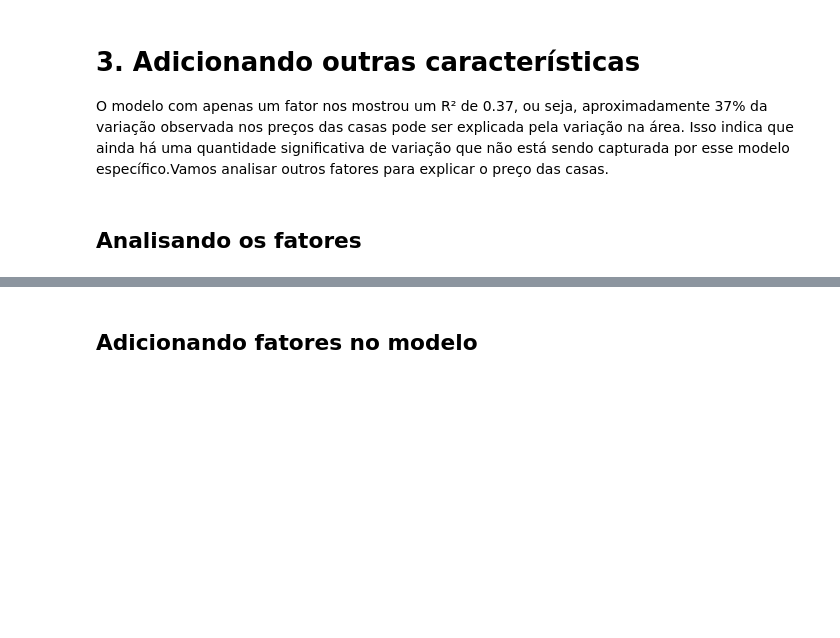
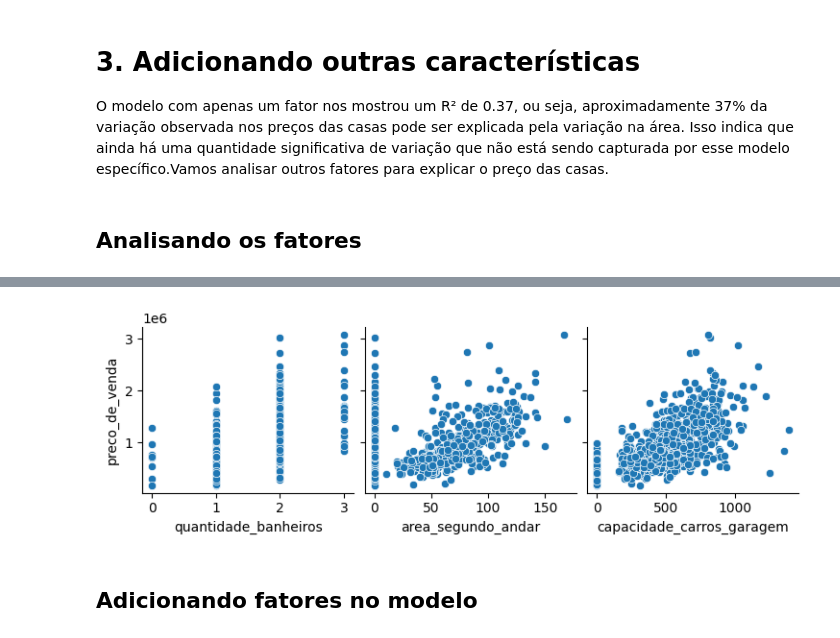
Before and after one commit to Narrayane/03_Estatistica_e_Machine_Learning, a Jupyter notebook: 03.02.01_Regressao_linear_Testando_relacoes.ipynb, the cells around one changed output, grey strips where cells are left out. Cells and saved outputs as stored; diff of their text form; code cells hidden in the pictures; blank space fills up the shorter version.

```diff
--- a/03.02.01_Regressao_linear_Testando_relacoes.ipynb
+++ b/03.02.01_Regressao_linear_Testando_relacoes.ipynb
@@ -338,5 +351,9 @@ Isso indica que ainda há uma quantidade significativa de variação que não es
 # %%
 #Vamos olhar apenas com y_vars='preco_de_venda'
+sns.pairplot(dados, y_vars='preco_de_venda', x_vars = ['quantidade_banheiros', 'area_segundo_andar','capacidade_carros_garagem' ])
+plt.show()
+# %% [output]
+[figure, added]
 # %% [markdown]
 ## Adicionando fatores no modelo
 # %%
```
Also changed, not shown: parts of 86 cells of this notebook.
